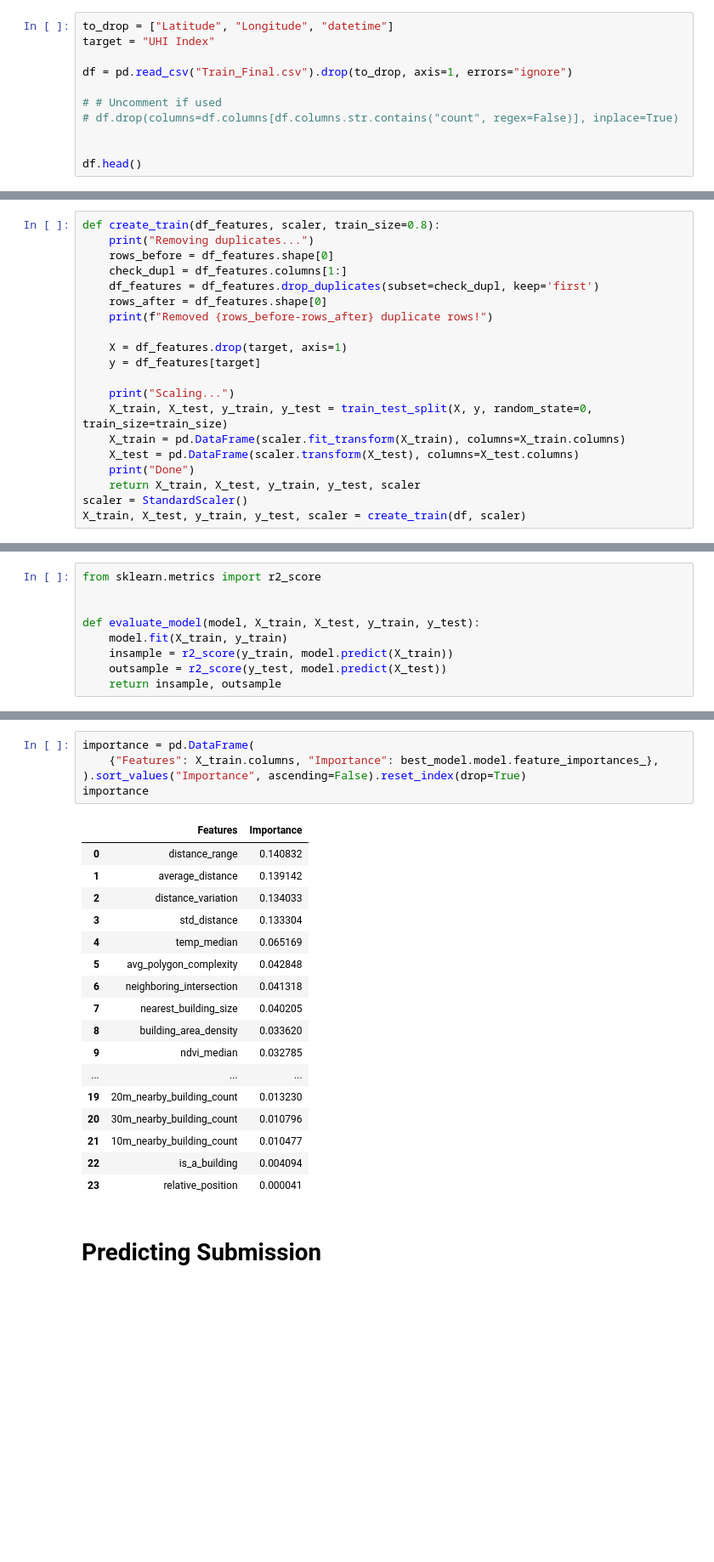
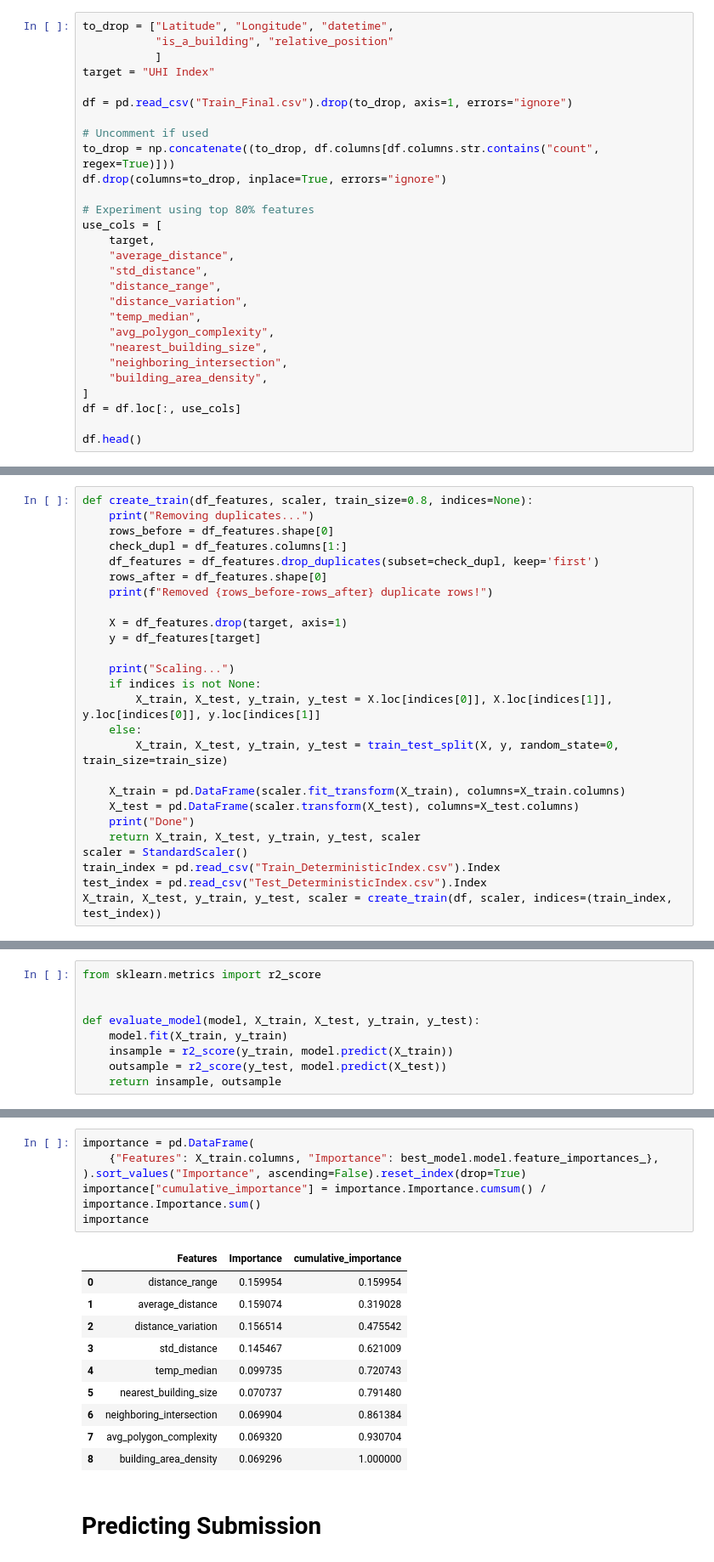
Before and after one commit to valliansayoga/ey-data-challenge-2025, a Jupyter notebook: EY2025_Training.ipynb, the cells around one changed output, grey strips where cells are left out. Shown at 85% size. Saved outputs shown, nothing was run; the diff lists cells and outputs as text; blank space fills up the shorter version.

```diff
--- a/EY2025_Training.ipynb
+++ b/EY2025_Training.ipynb
@@ -7,14 +7,31 @@ from pathlib import Path
 from sklearn.model_selection import train_test_split
 from sklearn.preprocessing import MinMaxScaler, StandardScaler
 # %%
-to_drop = ["Latitude", "Longitude", "datetime"]
+to_drop = ["Latitude", "Longitude", "datetime",
+           "is_a_building", "relative_position"
+           ]
 target = "UHI Index"
 
 df = pd.read_csv("Train_Final.csv").drop(to_drop, axis=1, errors="ignore")
 
-# # Uncomment if used
-# df.drop(columns=df.columns[df.columns.str.contains("count", regex=False)], inplace=True)
+# Uncomment if used
+to_drop = np.concatenate((to_drop, df.columns[df.columns.str.contains("count", regex=True)]))
+df.drop(columns=to_drop, inplace=True, errors="ignore")
 
+# Experiment using top 80% features
+use_cols = [
+    target,
+    "average_distance",
+    "std_distance",
+    "distance_range",
+    "distance_variation",
+    "temp_median",
+    "avg_polygon_complexity",
+    "nearest_building_size",
+    "neighboring_intersection",
+    "building_area_density",
+]
+df = df.loc[:, use_cols]
 
 df.head()
 # %% [output]
@@ -28,5 +44,5 @@ df.head()
 # %%
-def create_train(df_features, scaler, train_size=0.8):
+def create_train(df_features, scaler, train_size=0.8, indices=None):
     print("Removing duplicates...")
     rows_before = df_features.shape[0]
     check_dupl = df_features.columns[1:]
@@ -38,13 +54,19 @@ def create_train(df_features, scaler, train_size=0.8):
     y = df_features[target]
 
     print("Scaling...")
-    X_train, X_test, y_train, y_test = train_test_split(X, y, random_state=0, train_size=train_size)
+    if indices is not None:
+        X_train, X_test, y_train, y_test = X.loc[indices[0]], X.loc[indices[1]], y.loc[indices[0]], y.loc[indices[1]]
+    else:
+        X_train, X_test, y_train, y_test = train_test_split(X, y, random_state=0, train_size=train_size)
+
     X_train = pd.DataFrame(scaler.fit_transform(X_train), columns=X_train.columns)
     X_test = pd.DataFrame(scaler.transform(X_test), columns=X_test.columns)
     print("Done")
     return X_train, X_test, y_train, y_test, scaler
 scaler = StandardScaler()
-X_train, X_test, y_train, y_test, scaler = create_train(df, scaler)
+train_index = pd.read_csv("Train_DeterministicIndex.csv").Index
+test_index = pd.read_csv("Test_DeterministicIndex.csv").Index
+X_train, X_test, y_train, y_test, scaler = create_train(df, scaler, indices=(train_index, test_index))
 # %% [output]
 Removing duplicates...
 Removed 0 duplicate rows!
@@ -111,26 +134,20 @@ ExtraTreesRegressor(n_estimators=250, n_jobs=-1, random_state=0)
 # %%
 importance = pd.DataFrame(
     {"Features": X_train.columns, "Importance": best_model.model.feature_importances_},
 ).sort_values("Importance", ascending=False).reset_index(drop=True)
+importance["cumulative_importance"] = importance.Importance.cumsum() / importance.Importance.sum()
 importance
 # %% [output]
-|  | Features | Importance |
-| 0 | distance_range | 0.140832 |
-| 1 | average_distance | 0.139142 |
-| 2 | distance_variation | 0.134033 |
-| 3 | std_distance | 0.133304 |
-| 4 | temp_median | 0.065169 |
-| 5 | avg_polygon_complexity | 0.042848 |
-| 6 | neighboring_intersection | 0.041318 |
-| 7 | nearest_building_size | 0.040205 |
-| 8 | building_area_density | 0.033620 |
-| 9 | ndvi_median | 0.032785 |
-| ... | ... | ... |
-| 19 | 20m_nearby_building_count | 0.013230 |
-| 20 | 30m_nearby_building_count | 0.010796 |
-| 21 | 10m_nearby_building_count | 0.010477 |
-| 22 | is_a_building | 0.004094 |
-| 23 | relative_position | 0.000041 |
+|  | Features | Importance | cumulative_importance |
+| 0 | distance_range | 0.159954 | 0.159954 |
+| 1 | average_distance | 0.159074 | 0.319028 |
+| 2 | distance_variation | 0.156514 | 0.475542 |
+| 3 | std_distance | 0.145467 | 0.621009 |
+| 4 | temp_median | 0.099735 | 0.720743 |
+| 5 | nearest_building_size | 0.070737 | 0.791480 |
+| 6 | neighboring_intersection | 0.069904 | 0.861384 |
+| 7 | avg_polygon_complexity | 0.069320 | 0.930704 |
+| 8 | building_area_density | 0.069296 | 1.000000 |
 # %% [markdown]
 # Predicting Submission
 # %%
```
Also changed, not shown: parts of 5 cells of this notebook.
